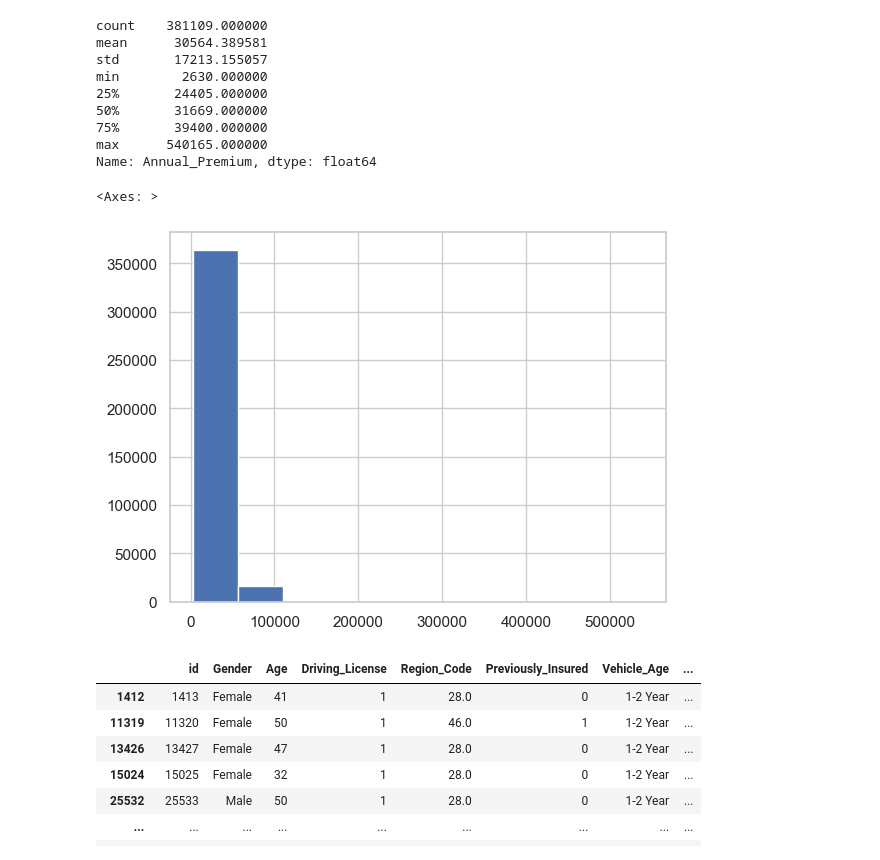
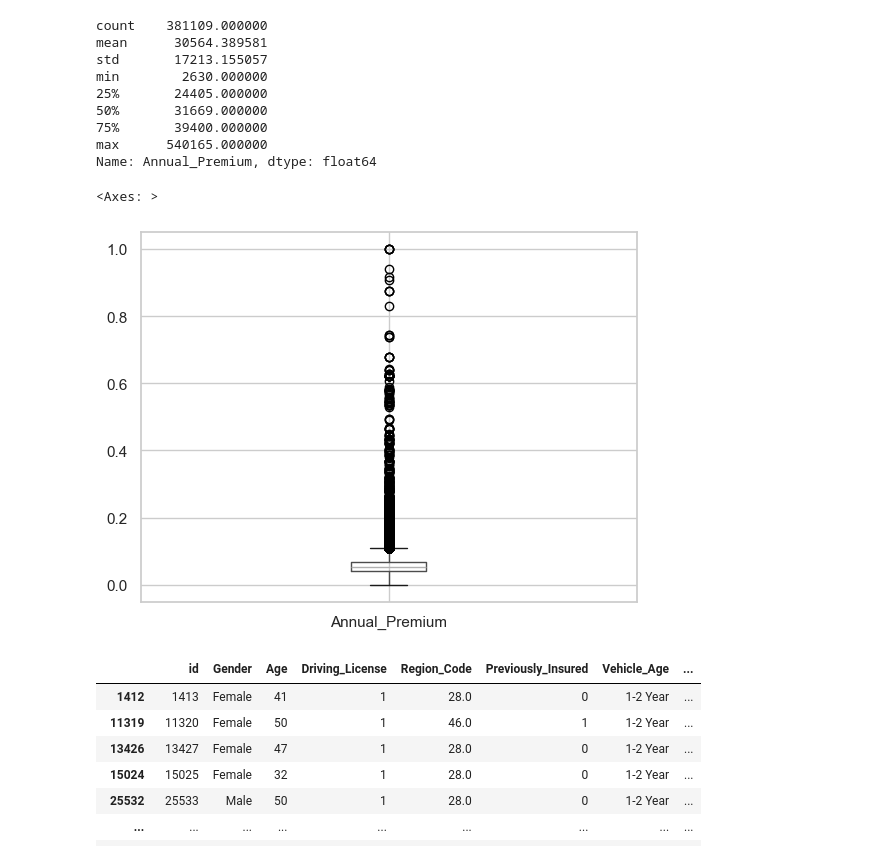
Before and after one commit to gauti1409/MLOps-Project-Vehicle-Insurance, a Jupyter notebook: notebook/exp-notebook.ipynb, the cells around one changed output. Saved outputs shown, nothing was run; the diff lists cells and outputs as text; code cells hidden in the pictures.

```diff
--- a/notebook/exp-notebook.ipynb
+++ b/notebook/exp-notebook.ipynb
@@ -232,10 +232,10 @@ min        2630.000000
 max      540165.000000
 Name: Annual_Premium, dtype: float64
 # %%
-df['Annual_Premium'].hist(bins=10)
+df.boxplot(column=["Annual_Premium"])
 # %% [output]
 <Axes: >
-[figure, old version]
+[figure, new version]
 # %%
 df[df['Annual_Premium']>200000]
 # %% [output]
```
Also changed, not shown: 10 other files.
